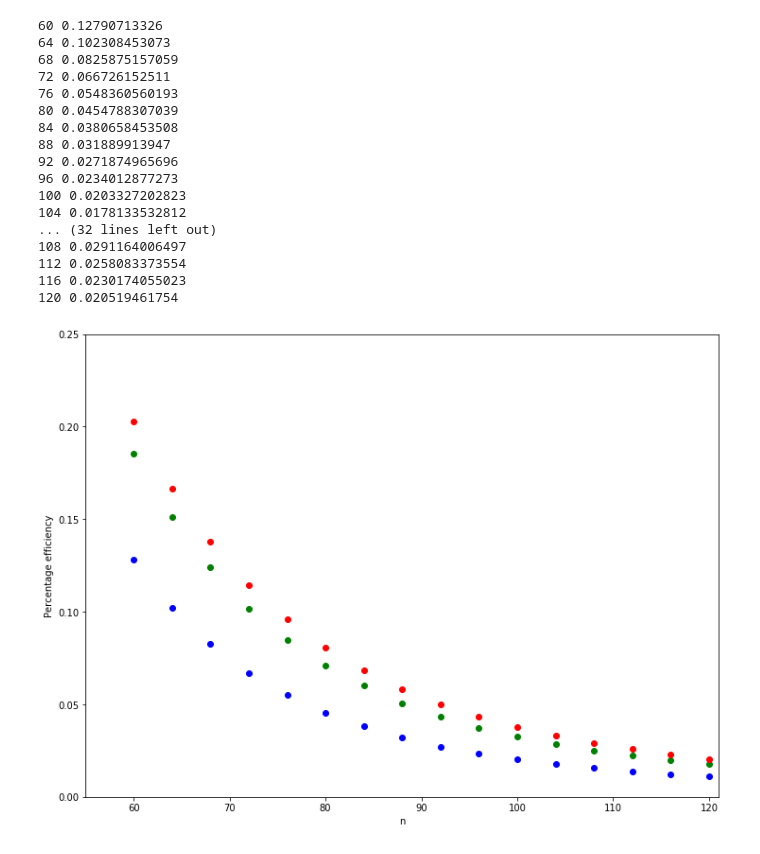
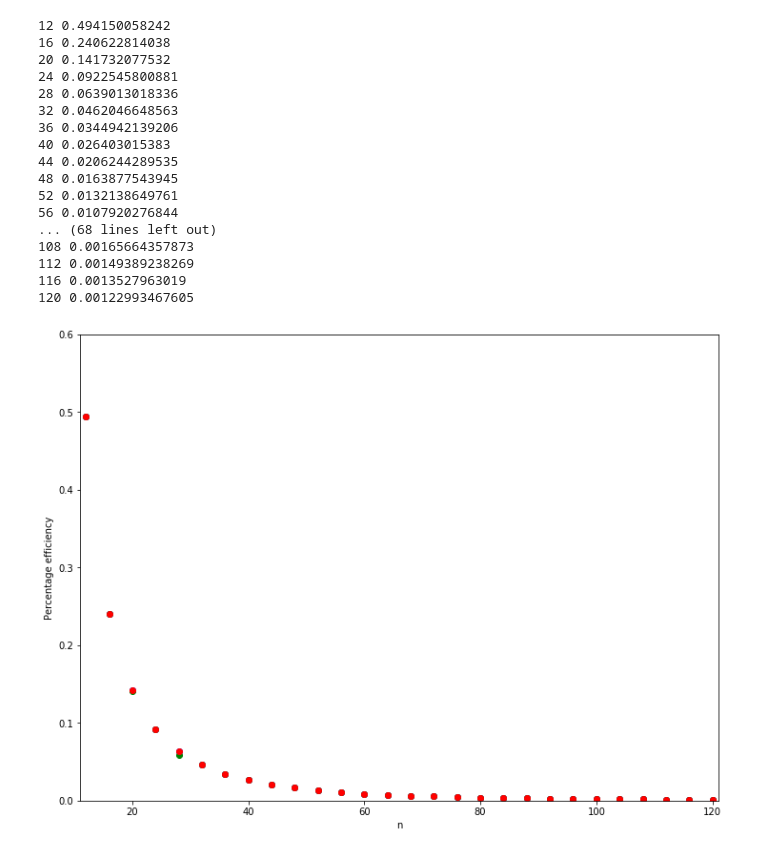
Before and after one commit to Paul-Burdekin/Nano-project, a Jupyter notebook: dm efficiency vs n.ipynb, the cells around one changed output. Saved outputs shown, nothing was run; the diff lists cells and outputs as text; code cells hidden in the pictures.

```diff
--- a/dm efficiency vs n.ipynb
+++ b/dm efficiency vs n.ipynb
@@ -439,3 +445,24 @@ for element in fluid_density_list:
 112
 116
 120
+# %%
+fig2 = plt.figure(figsize=(12, 9))
+bx1 = fig2.add_subplot(111)
+bx1.set_xlabel('n')
+bx1.set_ylabel('initial torque (N)')
+bx1.set_ylim( 0 , 0.4e-14 )
+bx1.set_xlim( startN-1 , N )
+bx2 = fig2.add_subplot(111)
+bx3 = fig2.add_subplot(111)
+bx_list = [bx1, bx2, bx3]
+
+i=0
+tor = []
+for element in fluid_density_list:
+    j=0
+    tor = Tbig_list[i]
+    for n in np.arange(startN, N, 4):
+        tor2 = tor[j]
+        bx_list[i].scatter(n, tor2[0] , color = color_list[i])
+        j+=1
+    i+=1
@@ -470,10 +499,10 @@ for element in fluid_density_list:
     K_list = Kbig_list[i]
     L_list = Lbig_list[i]
     j=0
-    for n in np.arange(60, N, 4):
-        params = [ ( (constant_list[j]*(Rp_list[j]/2))/(I_list[j]) ) , ( A_list[j]/(I_list[j]) ), ( B_list[j]/(I_list[j]) ), ( C_list[j]/(I_list[j]) ), (D_list[j]/(I_list[j]) ), ( E_list[j]/(I_list[j]) ), ( F_list[j]/(I_list[j]) ), ( G_list[j]/(I_list[j]) ), ( H_list[j]/(I_list[j]) ), ( J_list[j]/(I_list[j]) ), ( K_list[j]/(I_list[j]) ), (L_list[j]/(I_list[j]) ) ]
-        tStop = 1e-3
-        tInc = 1e-6
+    for n in np.arange(startN, N, 4):
+        params = [ ( (constant_list[j]*(Rp_list[j]-(r_list[j]/4))/2)/(I_list[j]) ) , ( A_list[j]/(I_list[j]) ), ( B_list[j]/(I_list[j]) ), ( C_list[j]/(I_list[j]) ), (D_list[j]/(I_list[j]) ), ( E_list[j]/(I_list[j]) ), ( F_list[j]/(I_list[j]) ), ( G_list[j]/(I_list[j]) ), ( H_list[j]/(I_list[j]) ), ( J_list[j]/(I_list[j]) ), ( K_list[j]/(I_list[j]) ), (L_list[j]/(I_list[j]) ) ]
+        tStop = 1
+        tInc = 1e-5
         t_array = np.arange( 0, tStop, tInc)
         sol = odeint( solvr, [0,0], t_array, args=(params,) )
         keep_j = 0
@@ -489,6 +518,8 @@ for element in fluid_density_list:
         snipped_sol_list.append( snipped_sol )
         j+=1
         print(n)
+        print (len(t_array))
+        print (keep_j)
     snipped_solbig_list.append( snipped_sol_list )
     i+=1
 # %% [output]
@@ -538,7 +586,7 @@ for element in fluid_density_list:
     K_list = Kbig_list[i]
     L_list = Lbig_list[i]
     j=0
-    for n in np.arange(60, N, 4):
+    for n in np.arange(startN, N, 4):
         snip_sol = snipped_sol_list[j]
         E_OUT = 0
         for z in np.arange( 0, len(snip_sol) ):
@@ -546,6 +594,6 @@ for element in fluid_density_list:
             E_OUT += p_out * tInc
         E_OUT_list.append( E_OUT )
         j+=1
-        print (n)
+        #print (n  ,  E_OUT)
     E_OUTbig_list.append( E_OUT_list )
     i+=1
@@ -572,7 +602,7 @@ for element in fluid_density_list:
 Cdot = QD_capacitance( eps0, diam)
 E_in_list = []
 i=0
-for n in np.arange(60, N, 4):
+for n in np.arange(startN, N, 4):
     PCs = permanent_charges( Rp_list[i], p_list[i] , cap_d, cap_vol, width_list[i], r_list[i])
     E_in = Input_energy (n_list[i], e, Cdot, Rt, h, m_eeff, diam, E_g, m_heff, noc, cap_vol, R_c)
     E_in_list.append( E_in )
@@ -580,42 +610,42 @@ for n in np.arange(60, N, 4):
 # %%
 fig1 = plt.figure(figsize=(12, 9))
 ax1 = fig1.add_subplot(111)
 ax1.set_xlabel('n')
 ax1.set_ylabel('Percentage efficiency')
-ax1.set_ylim( 0 , 0.25 )
-ax1.set_xlim( 55 , N )
+ax1.set_ylim( 0 , 0.6 )
+ax1.set_xlim( startN-1 , N )
 ax2 = fig1.add_subplot(111)
 ax3 = fig1.add_subplot(111)
 ax_list = [ax1, ax2, ax3]
 
 i=0
 for element in fluid_density_list:
     E_OUT_list = E_OUTbig_list[i]
     eff_percent_list = []
     j=0
-    for n in np.arange(60, N, 4):
+    for n in np.arange(startN, N, 4):
         eff = efficiency( E_in_list[j], E_OUT_list[j] )
         print ( n, eff*100 )
         eff_percent_list.append( eff*100 )
         ax_list[i].scatter( n_list[j], eff_percent_list[j], color= color_list[i] )
         j+=1
     i+=1
 # %% [output]
-60 0.12790713326
-64 0.102308453073
-68 0.0825875157059
-72 0.066726152511
-76 0.0548360560193
-80 0.0454788307039
-84 0.0380658453508
-88 0.031889913947
-92 0.0271874965696
-96 0.0234012877273
-100 0.0203327202823
-104 0.0178133532812
-... (32 lines left out)
-108 0.0291164006497
-112 0.0258083373554
-116 0.0230174055023
-120 0.020519461754
+12 0.494150058242
+16 0.240622814038
+20 0.141732077532
+24 0.0922545800881
+28 0.0639013018336
+32 0.0462046648563
+36 0.0344942139206
+40 0.026403015383
+44 0.0206244289535
+48 0.0163877543945
+52 0.0132138649761
+56 0.0107920276844
+... (68 lines left out)
+108 0.00165664357873
+112 0.00149389238269
+116 0.0013527963019
+120 0.00122993467605
-[figure, old version]
+[figure, new version]
```
Also changed, not shown: parts of 5 cells of this notebook.
